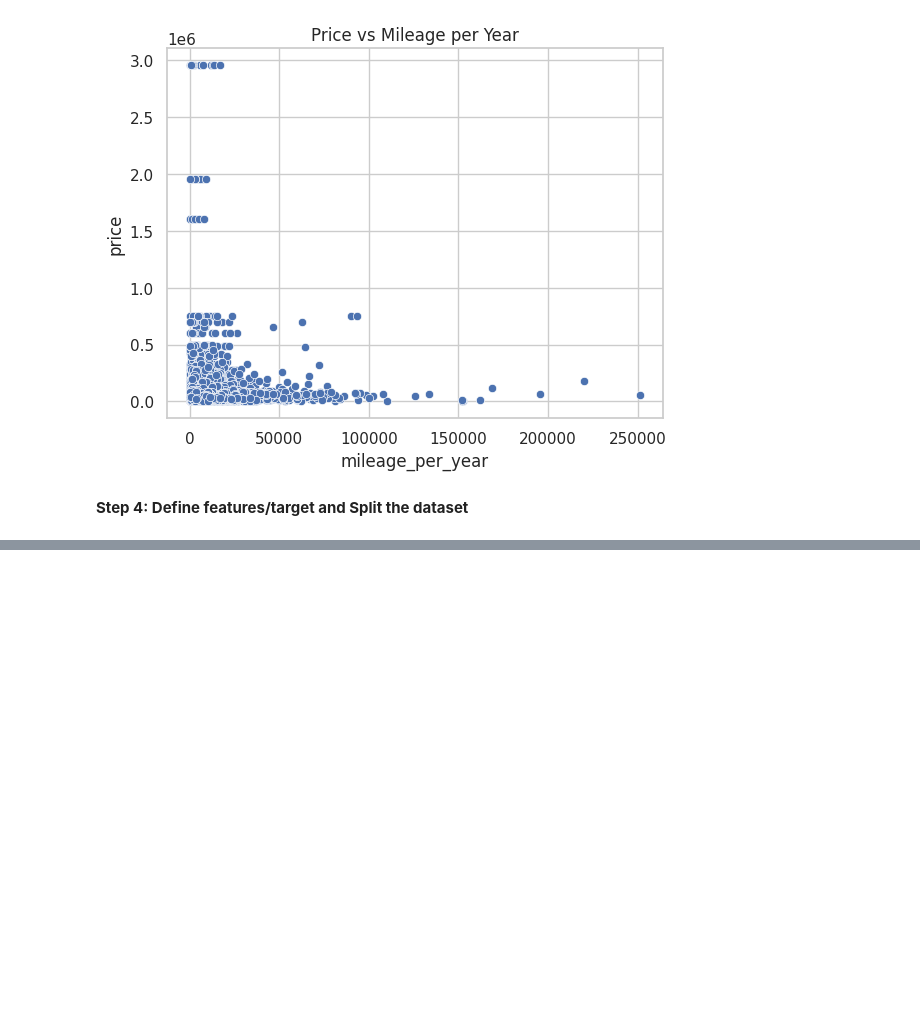
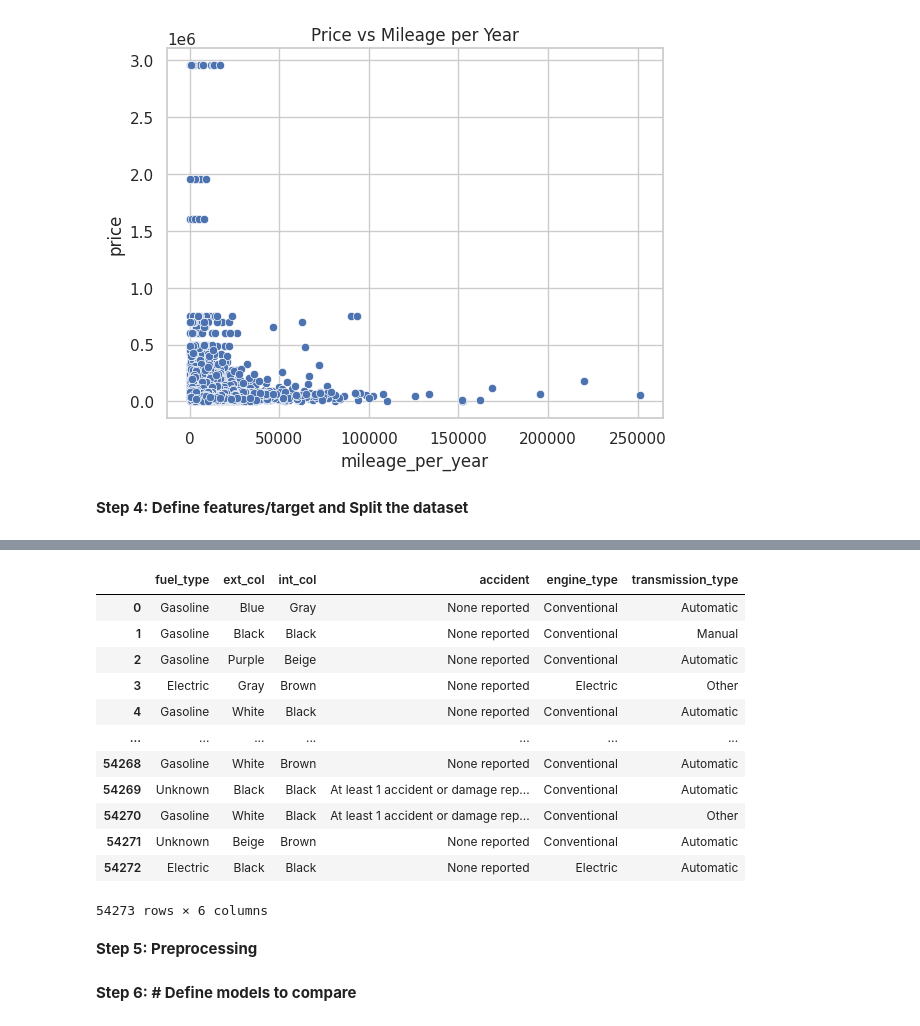
Before and after one commit to sikoh/KaggleX-Vehicle-Price-Prediction, a Jupyter notebook: KaggleX_VehiclePricePrediction.ipynb, the cells around one changed output, grey strips where cells are left out. Drawn from its saved outputs; the diff is of its cells as text; code cells hidden in the pictures; blank space fills up the shorter version.

```diff
--- a/KaggleX_VehiclePricePrediction.ipynb
+++ b/KaggleX_VehiclePricePrediction.ipynb
@@ -355,0 +480,20 @@ Name: price, Length: 54273, dtype: int64
+# %%
+# Define categorical features
+categorical_features = X.select_dtypes(include=['object', 'category'])
+categorical_features
+# %% [output]
+|  | fuel_type | ext_col | int_col | accident | engine_type | transmission_type |
+| 0 | Gasoline | Blue | Gray | None reported | Conventional | Automatic |
+| 1 | Gasoline | Black | Black | None reported | Conventional | Manual |
+| 2 | Gasoline | Purple | Beige | None reported | Conventional | Automatic |
+| 3 | Electric | Gray | Brown | None reported | Electric | Other |
+| 4 | Gasoline | White | Black | None reported | Conventional | Automatic |
+| ... | ... | ... | ... | ... | ... | ... |
+| 54268 | Gasoline | White | Brown | None reported | Conventional | Automatic |
+| 54269 | Unknown | Black | Black | At least 1 accident or damage rep... | Conventional | Automatic |
+| 54270 | Gasoline | White | Black | At least 1 accident or damage rep... | Conventional | Other |
+| 54271 | Unknown | Beige | Brown | None reported | Conventional | Automatic |
+| 54272 | Electric | Black | Black | None reported | Electric | Automatic |
+54273 rows × 6 columns
+# %% [markdown]
+**Step 5: Preprocessing**
@@ -355,0 +522,2 @@ Name: price, Length: 54273, dtype: int64
+# %% [markdown]
+**Step 6: # Define models to compare**
```
Also changed, not shown: parts of 24 cells of this notebook.
